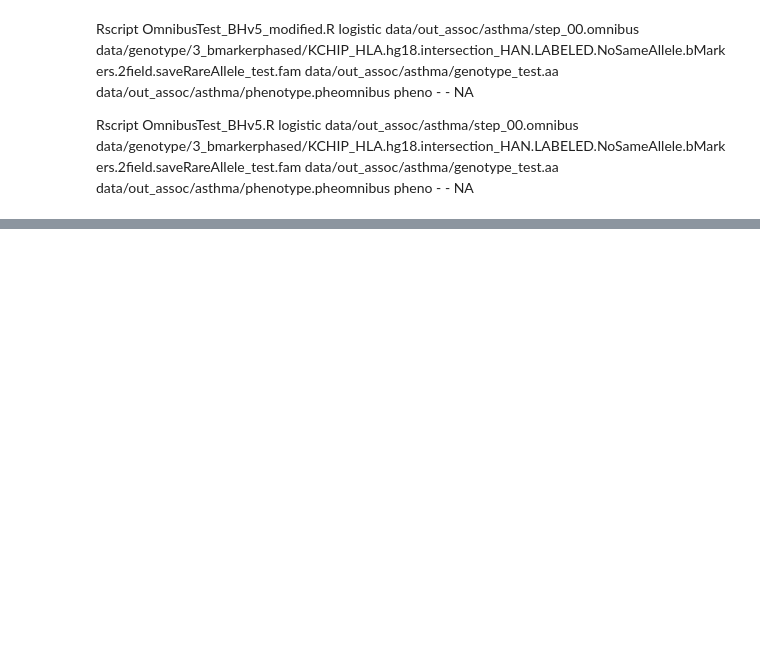
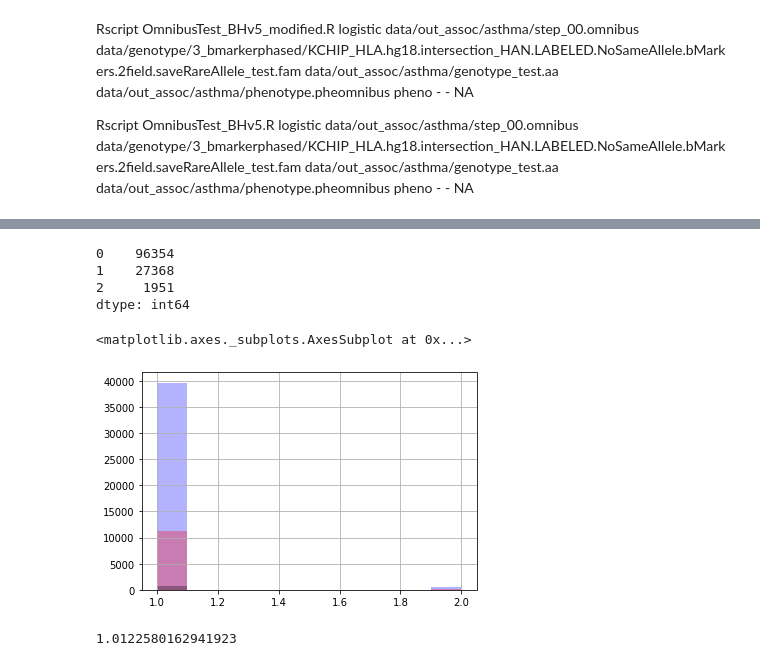
Before and after one commit to chanwkimlab/MHC_Kor_Assoc, a Jupyter notebook: 4_association.ipynb, the cells around one changed output, grey strips where cells are left out. Saved outputs shown, nothing was run; the diff lists cells and outputs as text; code cells hidden in the pictures; blank space fills up the shorter version.

```diff
--- a/4_association.ipynb
+++ b/4_association.ipynb
@@ -231,15 +288,15 @@ union
 
 -> unhealthy individuals -> if overlap with case-> set as missing
 # %%
-if phenotype_type=='binary':
+if phenotype_type=='binary' and phenotype_name!='sex':
     unhealthy_individuals=(phenotypes['diabetes']==2)|\
                             (phenotypes['hyperlipidemia']==2)|\
                             (phenotypes['hypertension']==2)|\
                             (phenotypes['allergic_disease']==2)|\
                             (phenotypes['colon_polyps']==2)|\
                             (phenotypes['rheumatoid_arthritis']==2)
-    print("unhealthy individuals",unhealthy_individuals.sum())
-    print("unhealthy individuals among cases",((phenotype_define==1) & (unhealthy_individuals)).sum(),"-> removed")
+    log.info("unhealthy individuals: {}".format(unhealthy_individuals.sum()))
+    log.info("unhealthy individuals among control removed: {}".format(((phenotype_define==1) & (unhealthy_individuals)).sum()))
     phenotype_define[(phenotype_define==1) & (unhealthy_individuals)]=np.nan
     ## change to np.nan and test!!
-    print("phenotype defined\n",pd.Series(phenotype_define).value_counts())
+    log.info("phenotype defined\n"+str(pd.Series(phenotype_define).value_counts()))
@@ -248,0 +310,10 @@ pathlib.Path(data_out_assoc_phenotype_path).mkdir(parents=True, exist_ok=True)
+# %%
+if phenotype_type=='binary':
+    if phenotype_name=='breast_cancer' or phenotype_name=='cervical_cancer':
+        log.info('exclude men: {}'.format(((~np.isnan(phenotype_define))&(phenotypes['sex']==1)).sum()))
+        phenotype_define[(~np.isnan(phenotype_define))&(phenotypes['sex']==1)]=np.nan
+        log.info("phenotype defined\n"+str(pd.Series(phenotype_define).value_counts()))
+    elif phenotype_name=='prostate_cancer':
+        log.info('exclude women: {}'.format(((~np.isnan(phenotype_define))&(phenotypes['sex']==2)).sum()))
+        phenotype_define[(~np.isnan(phenotype_define))&(phenotypes['sex']==2)]=np.nan
+        log.info("phenotype defined\n"+str(pd.Series(phenotype_define).value_counts()))
@@ -349,0 +430,22 @@ pd.Series(aa_call_list).value_counts(),len(aa_call_list)/2
+# %%
+marker_test='6:31180554_GAAC/G'#'6:30165273_C/T'
+#marker_test='SNPS_DPB1_10095_33161891_intron4'
+#marker_test='6:32520764_G/C'
+from pyplink import PyPlink
+pd.Series(PyPlink(plink_path).get_geno_marker(marker_test)).value_counts()
+# %% [output]
+0    96354
+1    27368
+2     1951
+dtype: int64
+# %%
+pd.Series(phenotype_define[plink_aa.get_geno_marker(marker_test)==0]).hist(color='b',alpha=0.3)
+pd.Series(phenotype_define[plink_aa.get_geno_marker(marker_test)==1]).hist(color='r',alpha=0.3)
+pd.Series(phenotype_define[plink_aa.get_geno_marker(marker_test)==2]).hist(color='k',alpha=0.3)
+# %% [output]
+<matplotlib.axes._subplots.AxesSubplot at 0x...>
+[figure, added]
+# %%
+pd.Series(phenotype_define[plink_aa.get_geno_marker(marker_test)==0]).mean()
+# %% [output]
+1.0122580162941923
```
Also changed, not shown: parts of 43 cells of this notebook, 8 other files.
